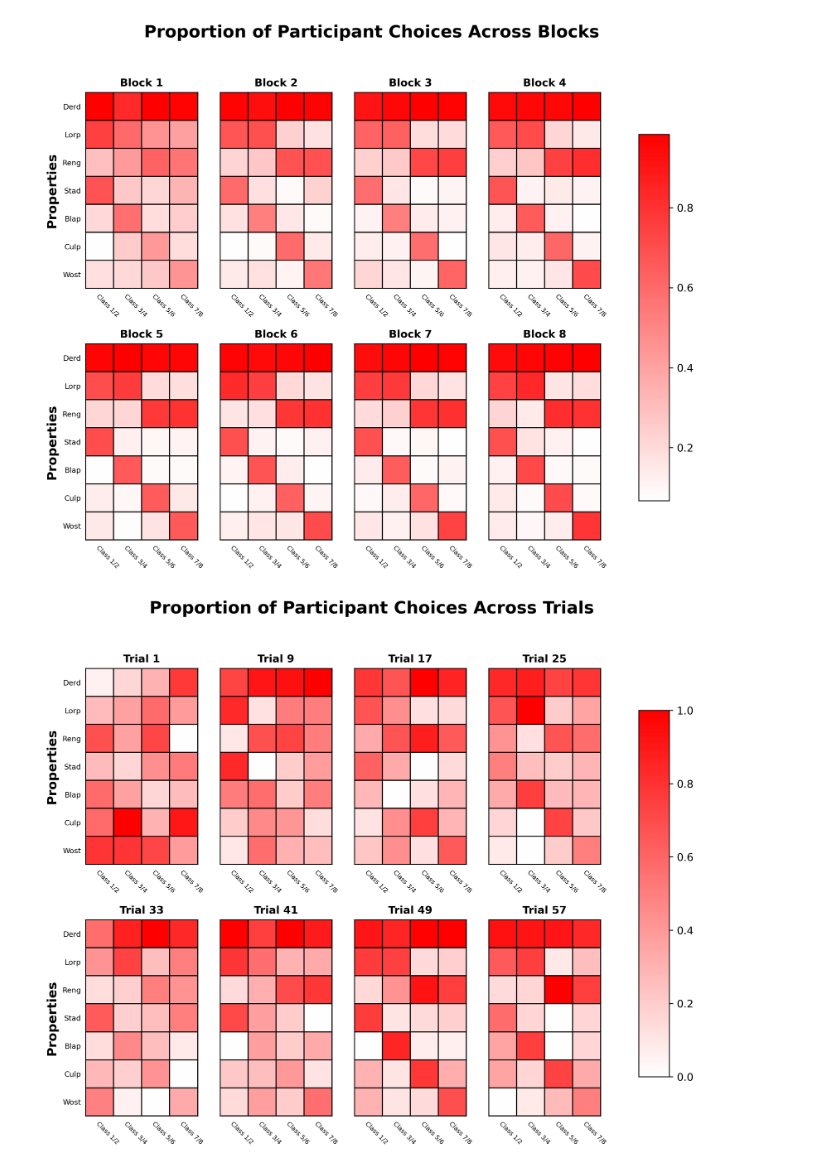
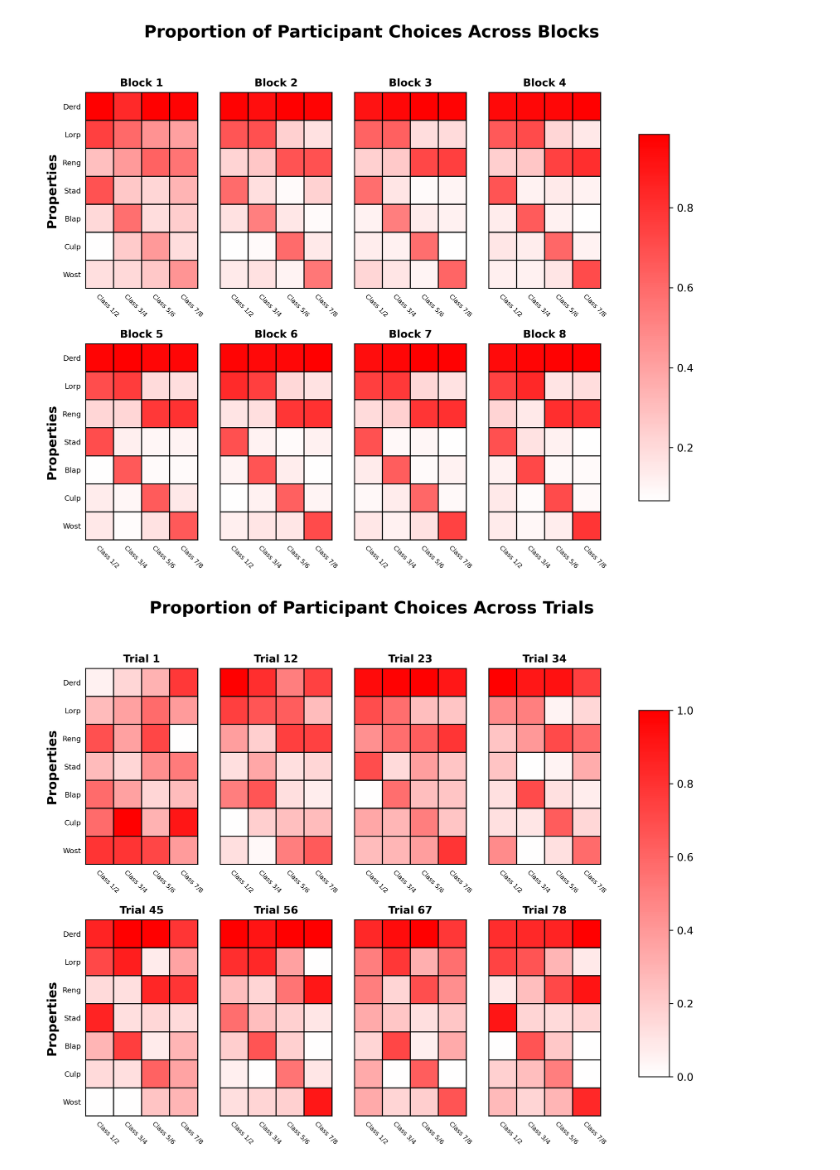
Before and after one commit to JirkoRu/analysis_scripts, a Jupyter notebook: input_output_matrix/corr_matrix.ipynb, the cells around one changed output. Saved outputs shown, nothing was run; the diff lists cells and outputs as text; code cells hidden in the pictures.

Commit message:
new plots

```diff
--- a/input_output_matrix/corr_matrix.ipynb
+++ b/input_output_matrix/corr_matrix.ipynb
@@ -238,7 +238,7 @@ plot_inout_matrix(in_out_matrix,
 [figure]
 # %%
 plot_inout_matrix(in_out_matrix_trialwise,
-                'figure/in_out_matrix_first_trials.png', "Proportion of Participant Choices Across Trials",
-                "Trial", 8)
+                'figure/in_out_matrix_first_trials_11.svg', "Proportion of Participant Choices Across Trials",
+                "Trial", 11)
 # %% [output]
-[figure, old version]
+[figure, new version]
```
Also changed, not shown: parts of 1 cell of this notebook, 14 other files.
